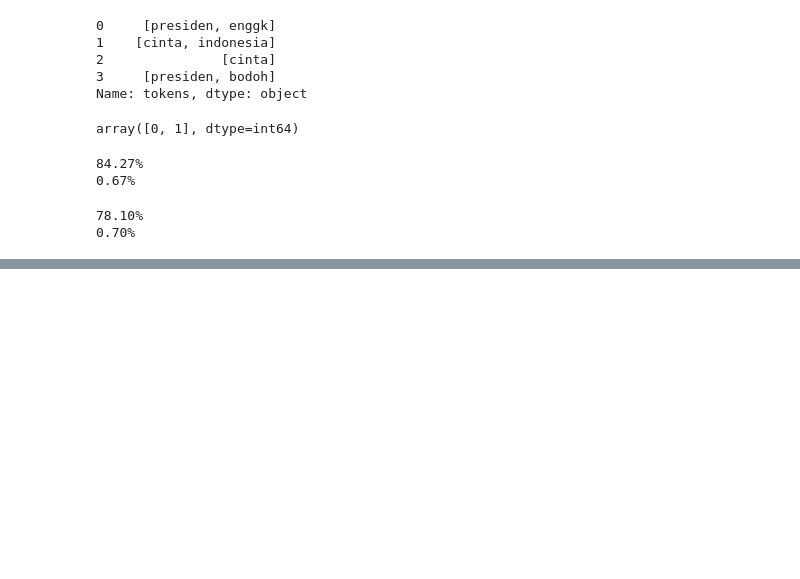
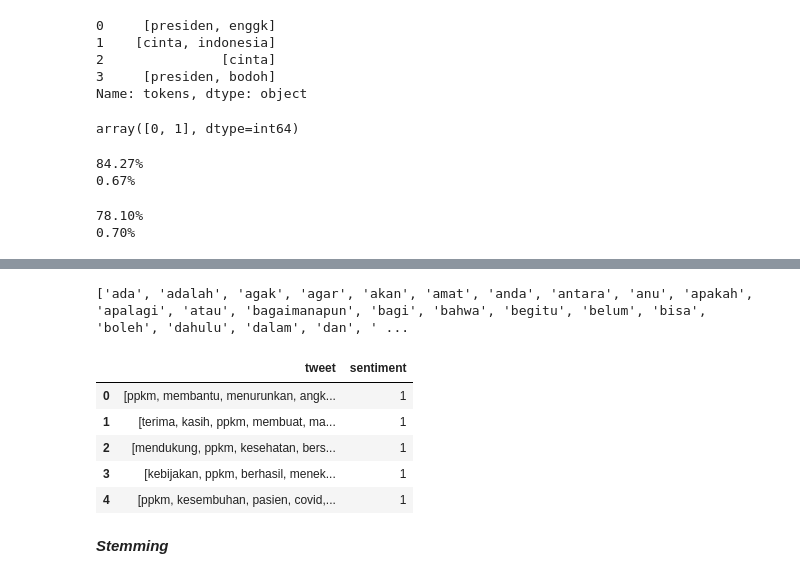
Before and after one commit to anggawidiarta/SentimentAnalysis-XGBoost, a Jupyter notebook: code/testmodel.ipynb, the cells around one changed output, grey strips where cells are left out. Drawn from its saved outputs; the diff is of its cells as text; code cells hidden in the pictures; blank space fills up the shorter version.

```diff
--- a/code/test.ipynb
+++ b/code/testmodel.ipynb
@@ -113,0 +292,34 @@ new_data.h
+# %%
+from Sastrawi.StopWordRemover.StopWordRemoverFactory import StopWordRemoverFactory
+
+# Membuat instance dari StopWordRemoverFactory
+factory = StopWordRemoverFactory()
+
+# Mendapatkan daftar stopwords dari factory
+stopwords = factory.get_stop_words()
+
+# Mencetak stopwords yang telah diurutkan secara alfabetis
+print(sorted(stopwords))
+# %% [output]
+['ada', 'adalah', 'agak', 'agar', 'akan', 'amat', 'anda', 'antara', 'anu', 'apakah', 'apalagi', 'atau', 'bagaimanapun', 'bagi', 'bahwa', 'begitu', 'belum', 'bisa', 'boleh', 'dahulu', 'dalam', 'dan', ' ...
+# %%
+def stopwords_removal(words):
+    # Menerapkan filter stopwords pada kata-kata dalam teks
+    filtered_words = [word for word in words if word not in stopwords]
+    return filtered_words
+
+
+# Mengaplikasikan fungsi stopwords_removal pada kolom 'tweet'
+df["tweet"] = df["tweet"].map(stopwords_removal)
+
+# Menampilkan lima baris pertama dari DataFrame setelah dilakukan stopwords removal
+df.head()
+# %% [output]
+|  | tweet | sentiment |
+| 0 | [ppkm, membantu, menurunkan, angk... | 1 |
+| 1 | [terima, kasih, ppkm, membuat, ma... | 1 |
+| 2 | [mendukung, ppkm, kesehatan, bers... | 1 |
+| 3 | [kebijakan, ppkm, berhasil, menek... | 1 |
+| 4 | [ppkm, kesembuhan, pasien, covid,... | 1 |
+# %% [markdown]
+***Stemming***
```
Also changed, not shown: parts of 39 cells of this notebook, 2 other files.
